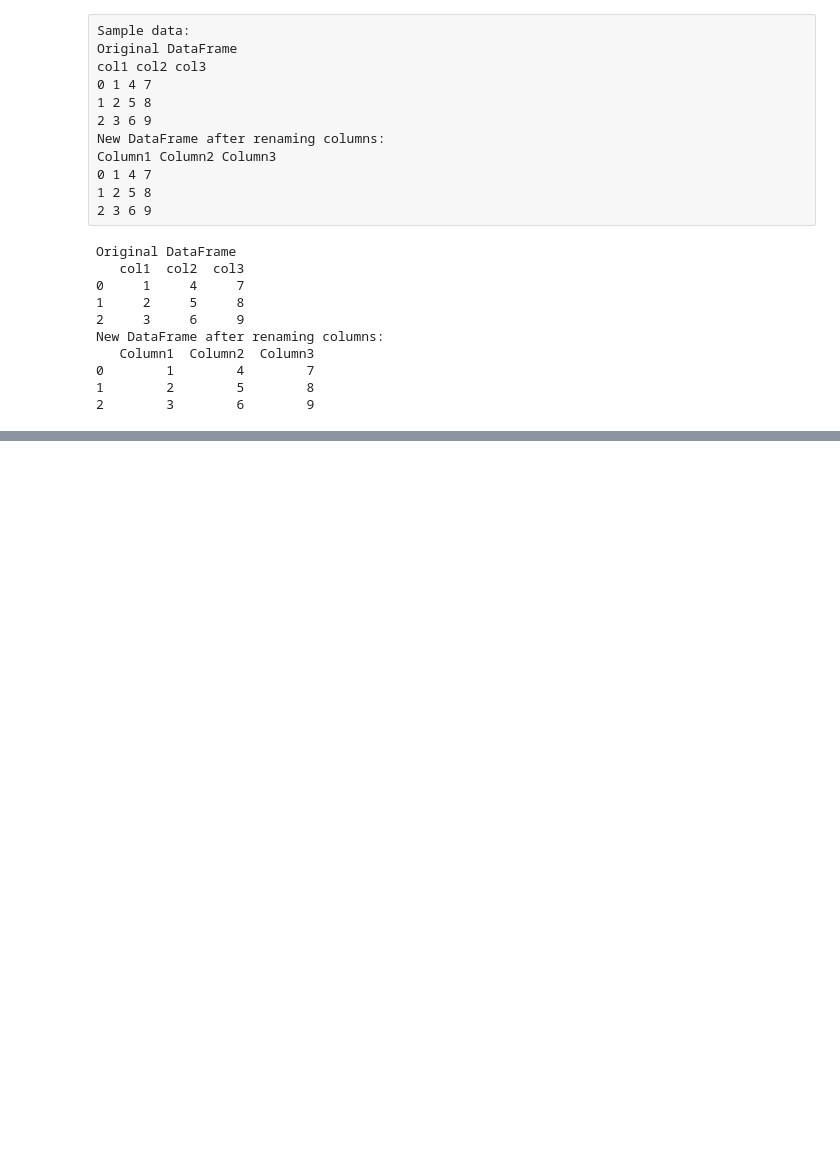
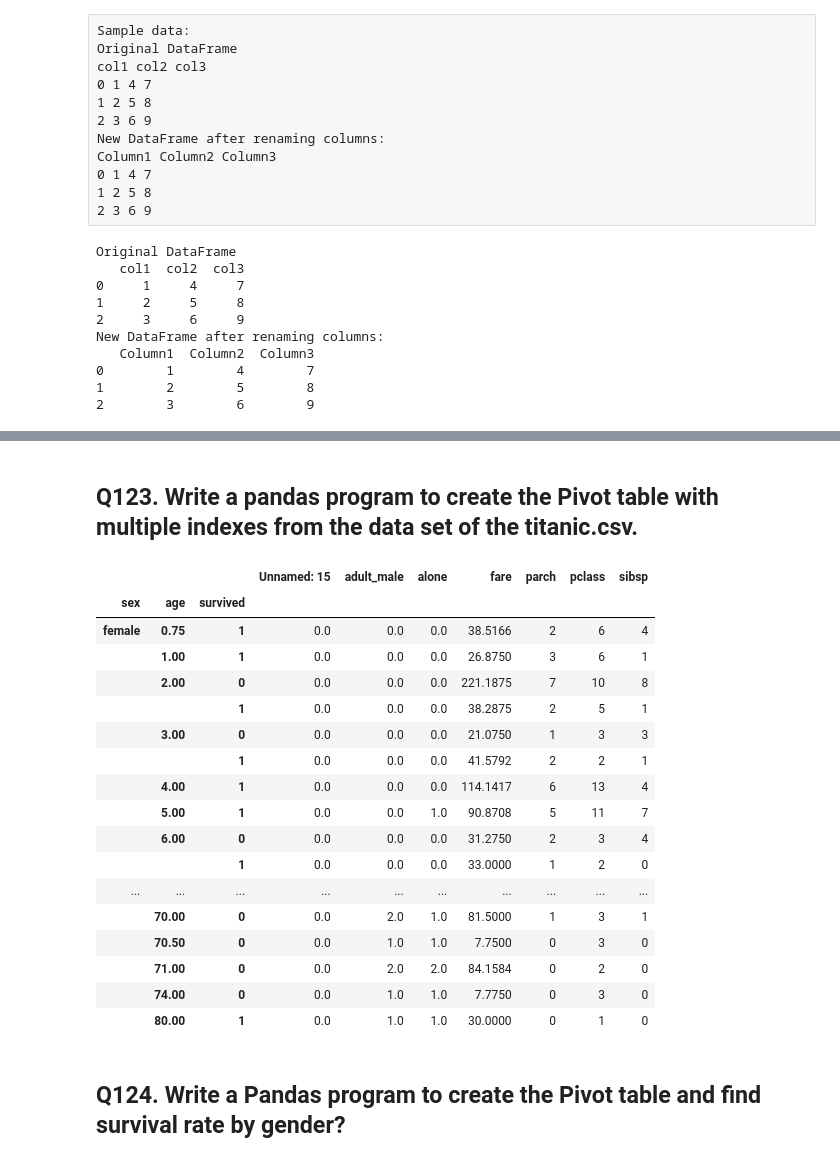
Before and after one commit to sateeshfrnd/DataAnalysisWithPython, a Jupyter notebook: Assignments/Programs/Pandas_101~140.ipynb, the cells around one changed output, grey strips where cells are left out. Cells and saved outputs as stored; diff of their text form; code cells hidden in the pictures; blank space fills up the shorter version.

```diff
--- a/Assignments/Programs/Pandas_101~140.ipynb
+++ b/Assignments/Programs/Pandas_101~140.ipynb
@@ -336,0 +367,8 @@ New DataFrame after renaming columns:
+# %%
+pd.set_option('display.max_rows', 500)
+pd.set_option('display.max_columns', 500)
+pd.set_option('display.width', 1000)
+
+df = pd.DataFrame(data = {'col1': [1, 4, 3, 4, 5], 'col2': [4, 5, 6, 7, 8], 'col3': [7, 8, 9, 0, 1]})
+print("Original DataFrame")
+print(df)
@@ -336,0 +615,28 @@ New DataFrame after renaming columns:
+# %% [markdown]
+## Q123. Write a pandas program to create the Pivot table with multiple indexes from the data set of the titanic.csv.
+# %%
+dirPath = "C:\\Users\\satee\\Documents\\GitHub-Repos\\DataAnalysisWithPython\\Assignments\\Programs\\data-sets"
+
+df = pd.read_csv(dirPath+"\\titanic.csv")
+pd.pivot_table(df, index = ["sex","age", "survived"], aggfunc=np.sum)
+# %% [output]
+|  |  |  | Unnamed: 15 | adult_male | alone | fare | parch | pclass | sibsp |
+| sex | age | survived |  |  |  |  |  |  |  |
+| female | 0.75 | 1 | 0.0 | 0.0 | 0.0 | 38.5166 | 2 | 6 | 4 |
+|  | 1.00 | 1 | 0.0 | 0.0 | 0.0 | 26.8750 | 3 | 6 | 1 |
+|  | 2.00 | 0 | 0.0 | 0.0 | 0.0 | 221.1875 | 7 | 10 | 8 |
+|  |  | 1 | 0.0 | 0.0 | 0.0 | 38.2875 | 2 | 5 | 1 |
+|  | 3.00 | 0 | 0.0 | 0.0 | 0.0 | 21.0750 | 1 | 3 | 3 |
+|  |  | 1 | 0.0 | 0.0 | 0.0 | 41.5792 | 2 | 2 | 1 |
+|  | 4.00 | 1 | 0.0 | 0.0 | 0.0 | 114.1417 | 6 | 13 | 4 |
+|  | 5.00 | 1 | 0.0 | 0.0 | 1.0 | 90.8708 | 5 | 11 | 7 |
+|  | 6.00 | 0 | 0.0 | 0.0 | 0.0 | 31.2750 | 2 | 3 | 4 |
+|  |  | 1 | 0.0 | 0.0 | 0.0 | 33.0000 | 1 | 2 | 0 |
+| ... | ... | ... | ... | ... | ... | ... | ... | ... | ... |
+|  | 70.00 | 0 | 0.0 | 2.0 | 1.0 | 81.5000 | 1 | 3 | 1 |
+|  | 70.50 | 0 | 0.0 | 1.0 | 1.0 | 7.7500 | 0 | 3 | 0 |
+|  | 71.00 | 0 | 0.0 | 2.0 | 2.0 | 84.1584 | 0 | 2 | 0 |
+|  | 74.00 | 0 | 0.0 | 1.0 | 1.0 | 7.7750 | 0 | 3 | 0 |
+|  | 80.00 | 1 | 0.0 | 1.0 | 1.0 | 30.0000 | 0 | 1 | 0 |
+# %% [markdown]
+## Q124. Write a Pandas program to create the Pivot table and find survival rate by gender?
```
Also changed, not shown: parts of 66 cells of this notebook, 7 other files.
